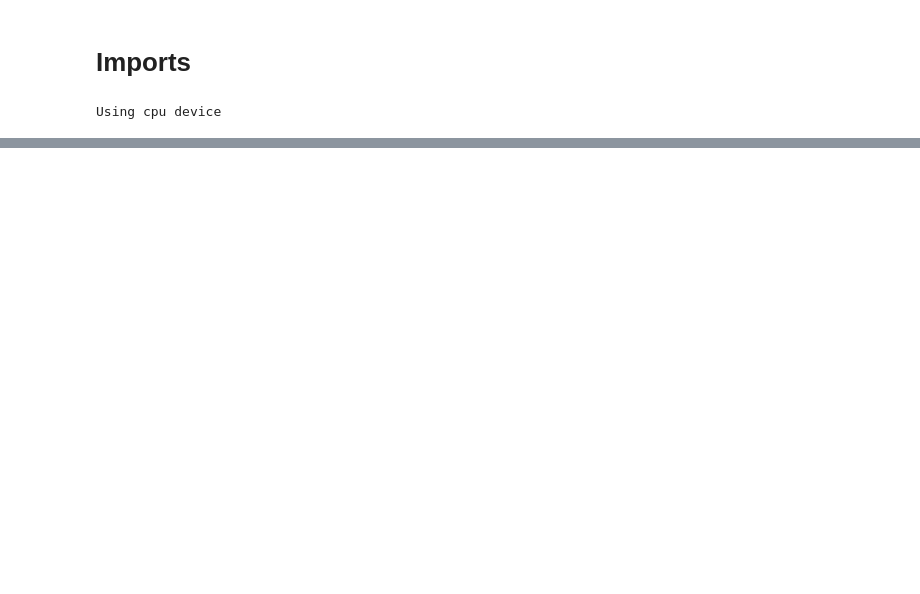
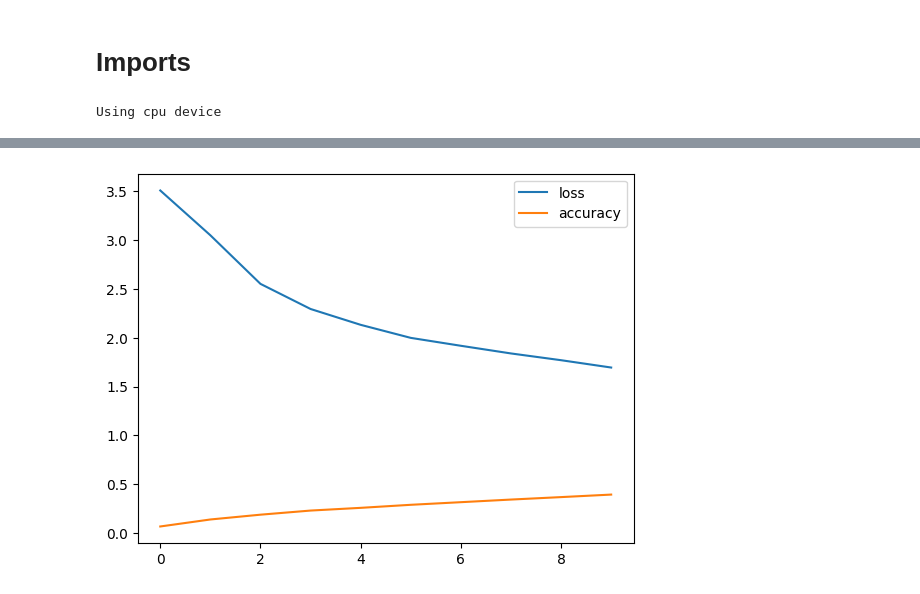
Before and after one commit to charvishukla/pokemon-card-classifier, a Jupyter notebook: Classifier.ipynb, the cells around one changed output, grey strips where cells are left out. Drawn from its saved outputs; the diff is of its cells as text; code cells hidden in the pictures; blank space fills up the shorter version.

```diff
--- a/Classifier.ipynb
+++ b/Classifier.ipynb
@@ -36,10 +36,8 @@ transform = transforms.Compose([
     transforms.Normalize((0.5,), (0.5,))           # Normalize to mean=0.5, std=0.5 for grayscale
 ])
 
-# Load dataset
-train_dataset = datasets.ImageFolder(root='path_to_your_train_folder', transform=transform)
-test_dataset = datasets.ImageFolder(root='path_to_your_test_folder', transform=transform)
+train_dataset = datasets.ImageFolder(root='images_dataset_train', transform=transform)
+test_dataset = datasets.ImageFolder(root='images_dataset_test', transform=transform)
 
-# DataLoader
 train_loader = DataLoader(train_dataset, batch_size=200, shuffle=True)
 test_loader = DataLoader(test_dataset, batch_size=200, shuffle=False)
@@ -70,7 +74,7 @@ class CNN(nn.Module):
 
        )
         self.dropout = nn.Dropout(p = 0.4)                                        # Dropout layer with drop rate 0.4
-        self.fully_connected_layer2 = nn.Linear(1024, 10)                         # Fully connected layer with 10 output channels and 1024 inputs from prev pooling step
+        self.fully_connected_layer2 = nn.Linear(1024, 36)                         # Fully connected layer with 10 output channels and 1024 inputs from prev pooling step
 
     def forward(self, x):
         input = self.convolutional_layers(x)                                     # apply conv layers
@@ -177,0 +160,8 @@ def test(test_dataset, net):
+# %%
+# Set training parameters
+epochs = 10
+learning_rate = 1e-3
+opt = 'adam'
+
+# Train the model
+losslist, acclist = train(train_loader, net, opt=opt, epochs=epochs, learning_rate=learning_rate)
@@ -177,0 +179,7 @@ def test(test_dataset, net):
+# %%
+ax1=range(len(losslist))
+plt.plot(ax1, losslist, ax1, acclist)
+plt.legend(['loss', 'accuracy'])
+plt.show()
+# %% [output]
+[figure, added]
```
Also changed, not shown: parts of 4 cells of this notebook.
